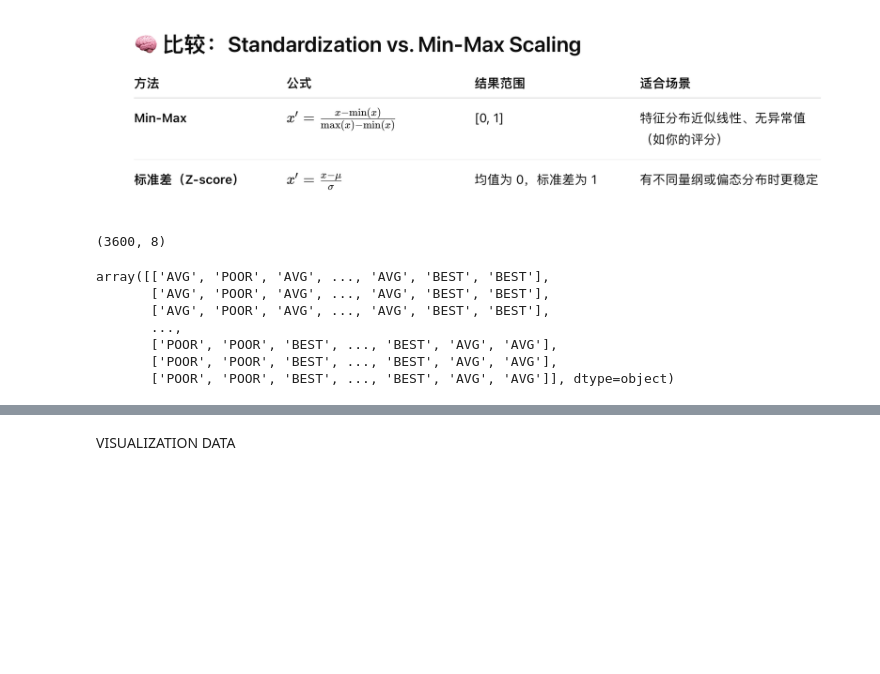
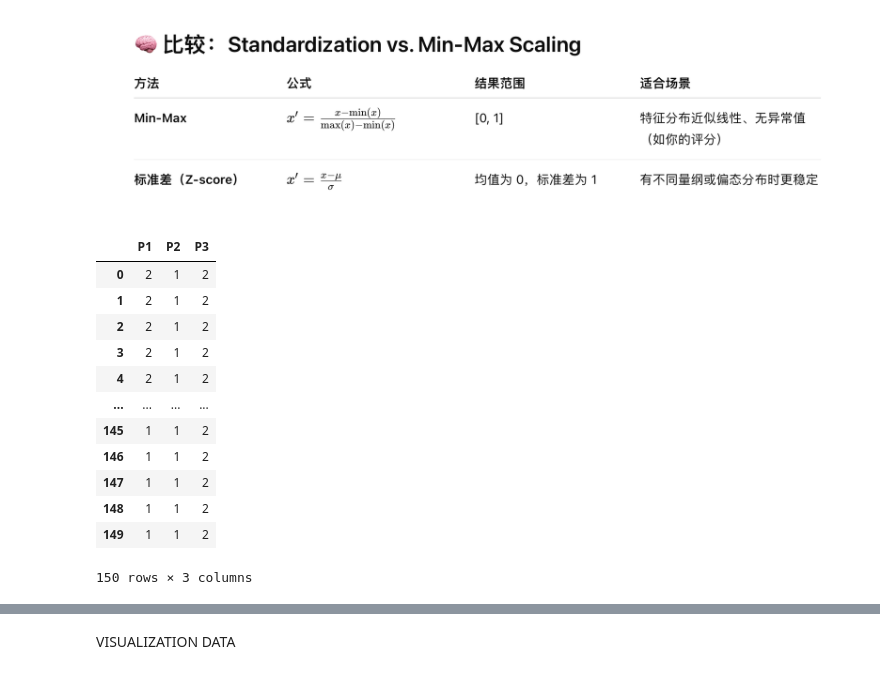
Before and after one commit to alaricbat/SoftmaxRegression, a Jupyter notebook: SoftmaxRegression/program/softmax_job_fix.ipynb, the cells around one changed output, grey strips where cells are left out. Saved outputs shown, nothing was run; the diff lists cells and outputs as text; code cells hidden in the pictures; blank space fills up the shorter version.

```diff
--- a/SoftmaxRegression/program/softmax_job_fix.ipynb
+++ b/SoftmaxRegression/program/softmax_job_fix.ipynb
@@ -186,20 +205,29 @@ SCALE DATA WITH MIN MAX BASED ON BELOW COMPARING
 display(Image(filename='../photos/fomulation/compare_std_min_max_scaling.png'))
 # %% [output]
 [figure]
-# %%
-X.shape
-# %% [output]
-(3600, 8)
-# %%
-X.values
-# %% [output]
-array([['AVG', 'POOR', 'AVG', ..., 'AVG', 'BEST', 'BEST'],
-       ['AVG', 'POOR', 'AVG', ..., 'AVG', 'BEST', 'BEST'],
-       ['AVG', 'POOR', 'AVG', ..., 'AVG', 'BEST', 'BEST'],
-       ...,
-       ['POOR', 'POOR', 'BEST', ..., 'BEST', 'AVG', 'AVG'],
-       ['POOR', 'POOR', 'BEST', ..., 'BEST', 'AVG', 'AVG'],
-       ['POOR', 'POOR', 'BEST', ..., 'BEST', 'AVG', 'AVG']], dtype=object)
+# %%
+mapping_dict = {
+    'POOR': 1,
+    'AVG': 2,
+    'BEST': 3
+}
+features_to_encode = ['P1', 'P2', 'P3']
+X[features_to_encode] = X[features_to_encode].replace(mapping_dict)
+X
+# %% [output]
+|  | P1 | P2 | P3 |
+| 0 | 2 | 1 | 2 |
+| 1 | 2 | 1 | 2 |
+| 2 | 2 | 1 | 2 |
+| 3 | 2 | 1 | 2 |
+| 4 | 2 | 1 | 2 |
+| ... | ... | ... | ... |
+| 145 | 1 | 1 | 2 |
+| 146 | 1 | 1 | 2 |
+| 147 | 1 | 1 | 2 |
+| 148 | 1 | 1 | 2 |
+| 149 | 1 | 1 | 2 |
+150 rows × 3 columns
 # %%
 def min_max_scale(X):
     """
```
Also changed, not shown: parts of 37 cells of this notebook, 4 other files.
